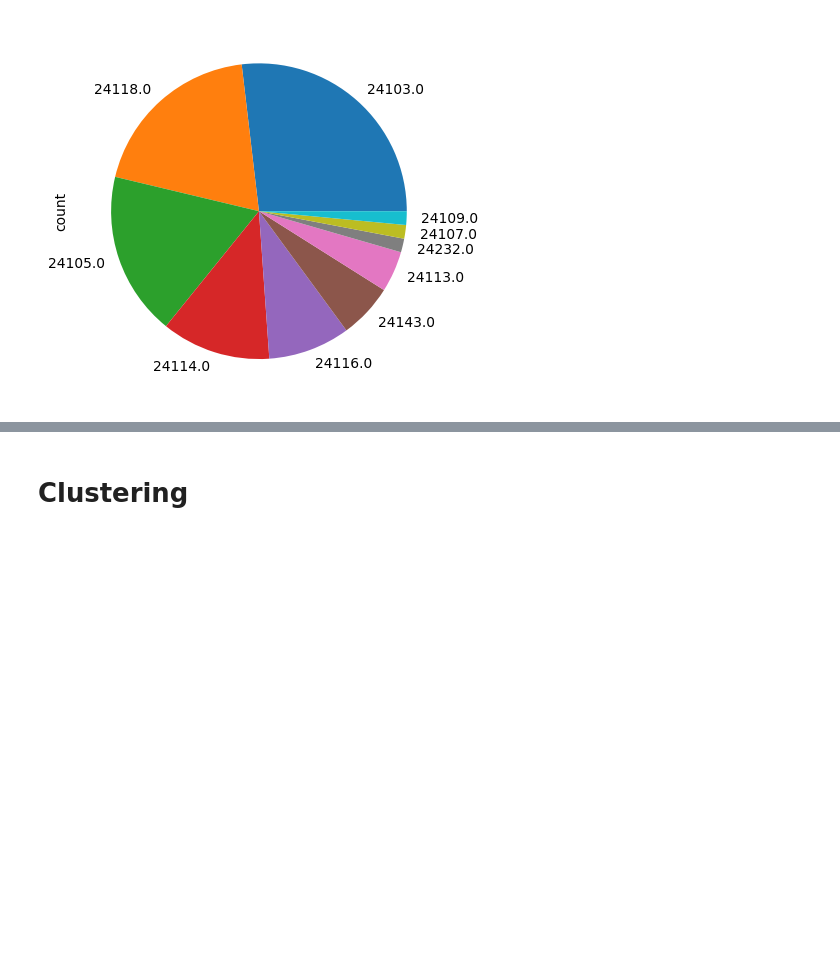
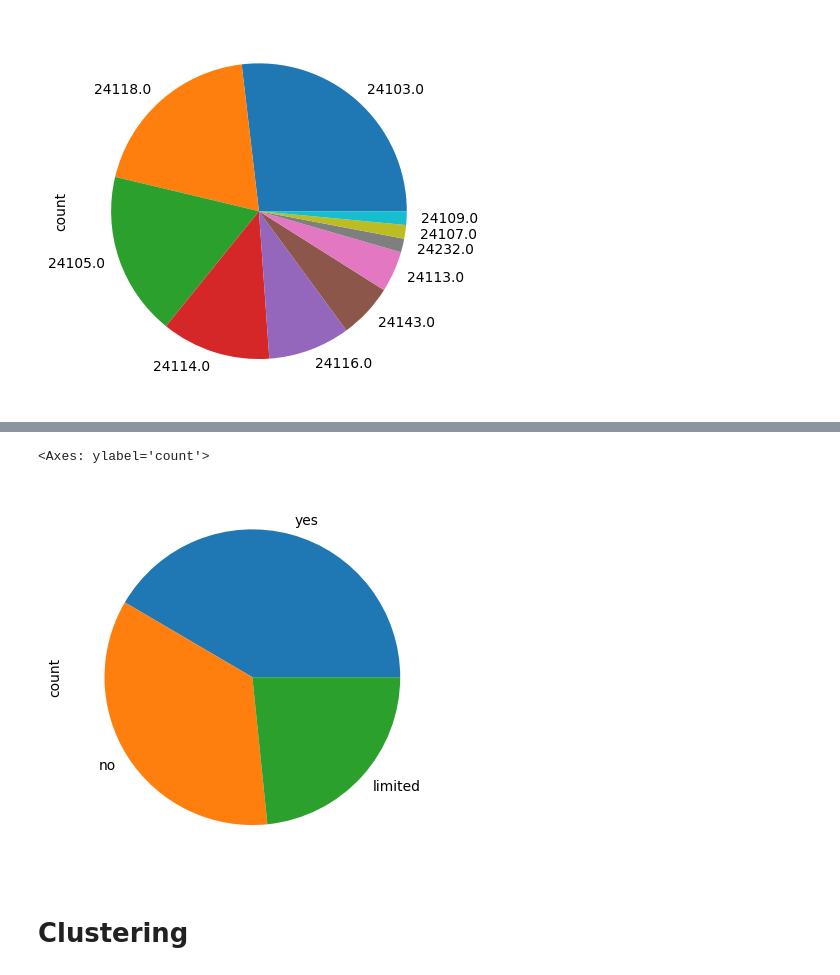
Before and after one commit to MartinDieCooleSocke420/sem1_math_and_stats, a Jupyter notebook: exam.ipynb, the cells around one changed output, grey strips where cells are left out. Saved outputs shown, nothing was run; the diff lists cells and outputs as text; code cells hidden in the pictures; blank space fills up the shorter version.

```diff
--- a/exam.ipynb
+++ b/exam.ipynb
@@ -211,3 +182,8 @@ plt.show()
+# %%
+data["wheelchair"].value_counts().plot.pie()
+# %% [output]
+<Axes: ylabel='count'>
+[figure, added]
 # %% [markdown]
 # Clustering
 # %%
```
Also changed, not shown: parts of 13 cells of this notebook.
